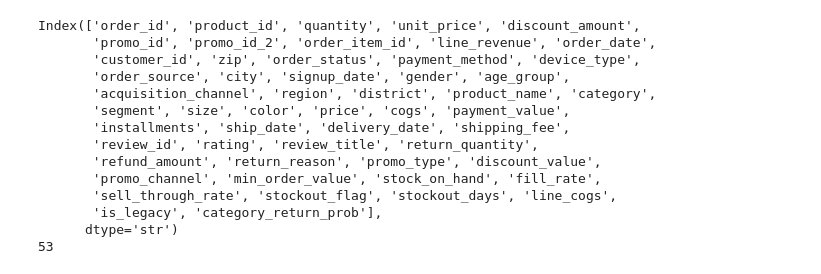
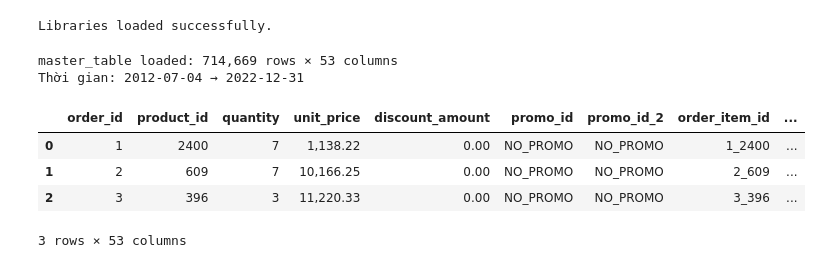
Before and after one commit to julie007s/DATATHON-2026-GenApLucUWU, a Jupyter notebook: notebooks/Hiulaptop.ipynb, the cells around one changed output. Cells and saved outputs as stored; diff of their text form; code cells hidden in the pictures.

```diff
--- a/notebooks/Hiulaptop.ipynb
+++ b/notebooks/Hiulaptop.ipynb
@@ -4,20 +1,36 @@ import matplotlib.pyplot as plt
+# %%
+import pandas as pd
+import numpy as np
+import matplotlib.pyplot as plt
+import matplotlib.ticker as mticker
+import seaborn as sns
+import re
+
+# Display & style settings
+pd.set_option('display.float_format', '{:,.2f}'.format)
+sns.set_theme(style='whitegrid', palette='muted', font_scale=1.05)
+plt.rcParams['figure.dpi'] = 120
+plt.rcParams['axes.titlesize'] = 13
+plt.rcParams['axes.labelsize'] = 11
+
+print("Libraries loaded successfully.")
+# %% [output]
+Libraries loaded successfully.
 # %%
-master = pd.read_csv('../data/output/master_table.csv')
+master = pd.read_csv(
+    'data/output/master_table.csv',
+    parse_dates=['order_date', 'signup_date'],
+    low_memory=False
+)
 
-print(master.columns)
-print(len(master.columns))
+print(f"master_table loaded: {len(master):,} rows × {master.shape[1]} columns")
+print(f"Thời gian: {master['order_date'].min().date()} → {master['order_date'].max().date()}")
+master.head(3)
 # %% [output]
-Index(['order_id', 'product_id', 'quantity', 'unit_price', 'discount_amount',
-       'promo_id', 'promo_id_2', 'order_item_id', 'line_revenue', 'order_date',
-       'customer_id', 'zip', 'order_status', 'payment_method', 'device_type',
-       'order_source', 'city', 'signup_date', 'gender', 'age_group',
-       'acquisition_channel', 'region', 'district', 'product_name', 'category',
-       'segment', 'size', 'color', 'price', 'cogs', 'payment_value',
-       'installments', 'ship_date', 'delivery_date', 'shipping_fee',
-       'review_id', 'rating', 'review_title', 'return_quantity',
-       'refund_amount', 'return_reason', 'promo_type', 'discount_value',
-       'promo_channel', 'min_order_value', 'stock_on_hand', 'fill_rate',
-       'sell_through_rate', 'stockout_flag', 'stockout_days', 'line_cogs',
-       'is_legacy', 'category_return_prob'],
-      dtype='str')
-53
+master_table loaded: 714,669 rows × 53 columns
+Thời gian: 2012-07-04 → 2022-12-31
+|  | order_id | product_id | quantity | unit_price | discount_amount | promo_id | promo_id_2 | order_item_id | ... |
+| 0 | 1 | 2400 | 7 | 1,138.22 | 0.00 | NO_PROMO | NO_PROMO | 1_2400 | ... |
+| 1 | 2 | 609 | 7 | 10,166.25 | 0.00 | NO_PROMO | NO_PROMO | 2_609 | ... |
+| 2 | 3 | 396 | 3 | 11,220.33 | 0.00 | NO_PROMO | NO_PROMO | 3_396 | ... |
+3 rows × 53 columns
```
Also changed, not shown: parts of 7 cells of this notebook, 1 other file.
